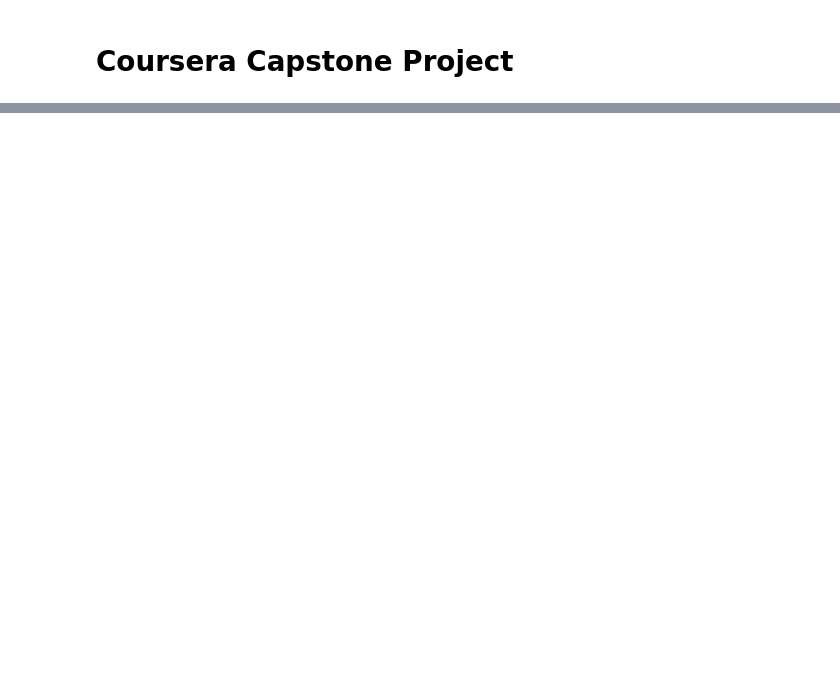
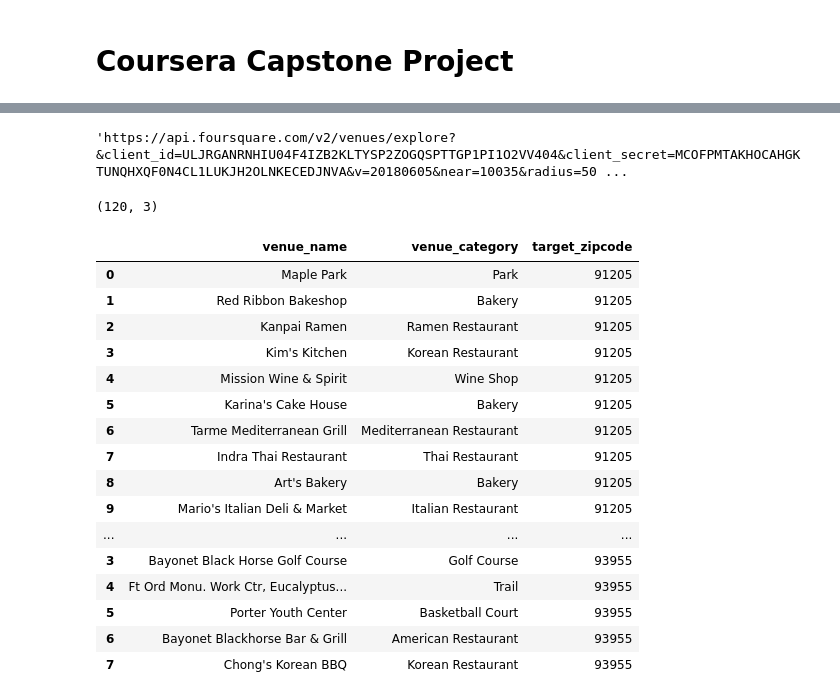
Before and after one commit to fzaripov/Coursera_Capstone, a Jupyter notebook: Capstone_Project.ipynb, the cells around one changed output, grey strips where cells are left out. Cells and saved outputs as stored; diff of their text form; code cells hidden in the pictures; blank space fills up the shorter version.

```diff
--- a/Capstone_Project.ipynb
+++ b/Capstone_Project.ipynb
@@ -31,0 +80,3 @@ The following sources were used to derive business growth and population size sc
+# %%
+df_data = df_data.dropna()
+df_data = df_data.reset_index(drop=True)
@@ -31,0 +224,16 @@ The following sources were used to derive business growth and population size sc
+# %%
+# type your answer here
+LIMIT = 100 # limit of number of venues returned by Foursquare API
+radius = 500 # define radius
+current_zip = 10035
+
+url = 'https://api.foursquare.com/v2/venues/explore?&client_id={}&client_secret={}&v={}&near={}&radius={}&limit={}'.format(
+    CLIENT_ID,
+    CLIENT_SECRET,
+    VERSION,
+    current_zip,
+    radius,
+    LIMIT)
+url # display URL
+# %% [output]
+'https://api.foursquare.com/v2/venues/explore?&client_id=ULJRGANRNHIU04F4IZB2KLTYSP2ZOGQSPTTGP1PI1O2VV404&client_secret=MCOFPMTAKHOCAHGKTUNQHXQF0N4CL1LUKJH2OLNKECEDJNVA&v=20180605&near=10035&radius=50 ...
@@ -31,0 +265,59 @@ The following sources were used to derive business growth and population size sc
+# %%
+venues_list=[]
+nearby_venues_all = pd.DataFrame([])
+for index, row in df_final_list1.iterrows():
+
+    zipcode=row['ZIPCODE']
+#     print(zipcode)
+    url = getNearbyVenues(zipcode)
+    results = requests.get(url).json()
+#     print(results)
+    venues = results['response']['groups'][0]['items']
+
+    nearby_venues = json_normalize(venues) # flatten JSON
+
+# filter columns
+    filtered_columns = ['venue.name', 'venue.categories', 'venue.location.postalCode']
+#     filtered_columns = ['venue.name', 'venue.categories', zipcode]
+
+    nearby_venues =nearby_venues.loc[:, filtered_columns]
+    nearby_venues['venue.categories'] = nearby_venues.apply(get_category_type, axis=1)
+    nearby_venues['target_zipcode'] = zipcode
+    nearby_venues_all = nearby_venues_all.append(nearby_venues)
+
+#     venues_list.append([(
+#         v['venue']['name'],
+#         v['venue']['categories'][0]['name'],
+#         v['venue']['location']['postalCode']) for v in nearby_venues])
+
+# # filter the category for each row
+# nearby_venues['venue.categories'] = nearby_venues.apply(get_category_type, axis=1)
+
+# # clean columns
+# nearby_venues.columns = [col.split(".")[-1] for col in nearby_venues.columns]
+# %%
+nearby_venues_all.columns = ['venue_name', 'venue_category', 'venue_zipcode', 'target_zipcode']
+# nearby_venues_all.columns = ['venue_name', 'venue_category', 'target_zipcode']
+venues_by_zip = nearby_venues_all[['venue_name', 'venue_category', 'target_zipcode']]
+
+print(venues_by_zip.shape)
+venues_by_zip.head(200)
+# %% [output]
+(120, 3)
+|  | venue_name | venue_category | target_zipcode |
+| 0 | Maple Park | Park | 91205 |
+| 1 | Red Ribbon Bakeshop | Bakery | 91205 |
+| 2 | Kanpai Ramen | Ramen Restaurant | 91205 |
+| 3 | Kim's Kitchen | Korean Restaurant | 91205 |
+| 4 | Mission Wine & Spirit | Wine Shop | 91205 |
+| 5 | Karina's Cake House | Bakery | 91205 |
+| 6 | Tarme Mediterranean Grill | Mediterranean Restaurant | 91205 |
+| 7 | Indra Thai Restaurant | Thai Restaurant | 91205 |
+| 8 | Art's Bakery | Bakery | 91205 |
+| 9 | Mario's Italian Deli & Market | Italian Restaurant | 91205 |
+| ... | ... | ... | ... |
+| 3 | Bayonet Black Horse Golf Course | Golf Course | 93955 |
+| 4 | Ft Ord Monu. Work Ctr, Eucalyptus... | Trail | 93955 |
+| 5 | Porter Youth Center | Basketball Court | 93955 |
+| 6 | Bayonet Blackhorse Bar & Grill | American Restaurant | 93955 |
+| 7 | Chong's Korean BBQ | Korean Restaurant | 93955 |
```
Also changed, not shown: parts of 38 cells of this notebook.
